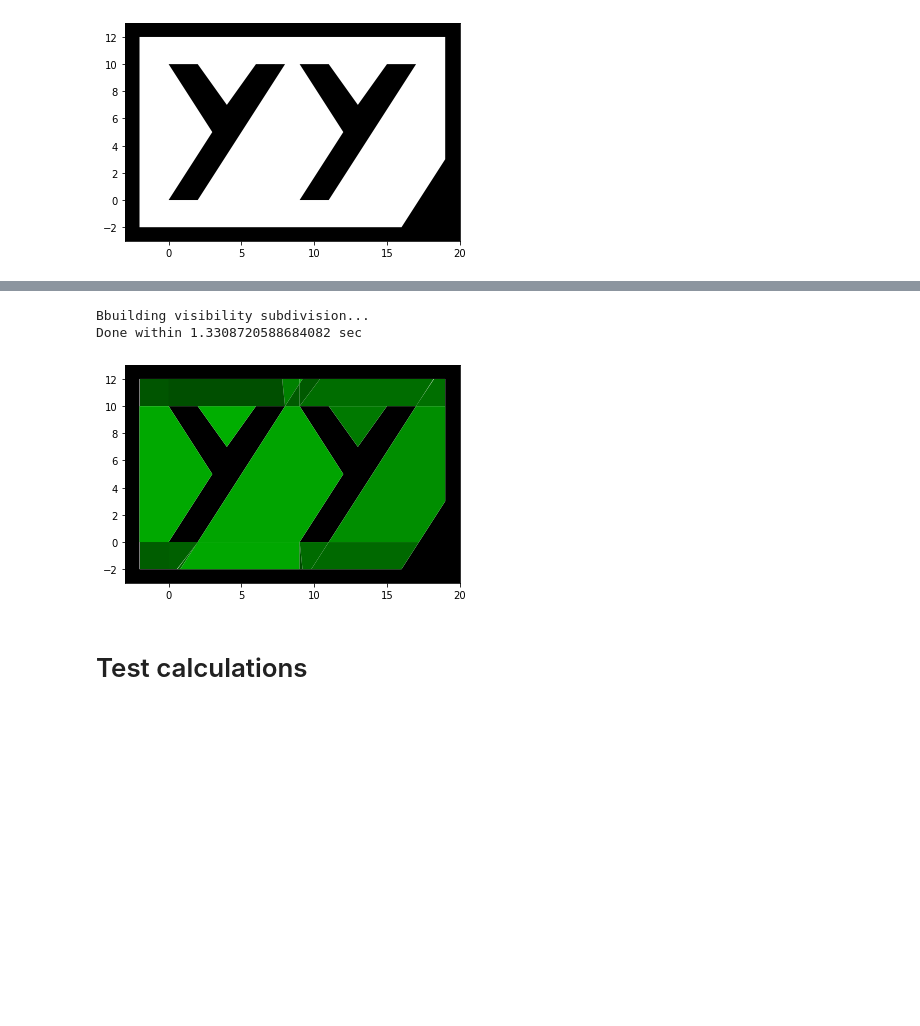
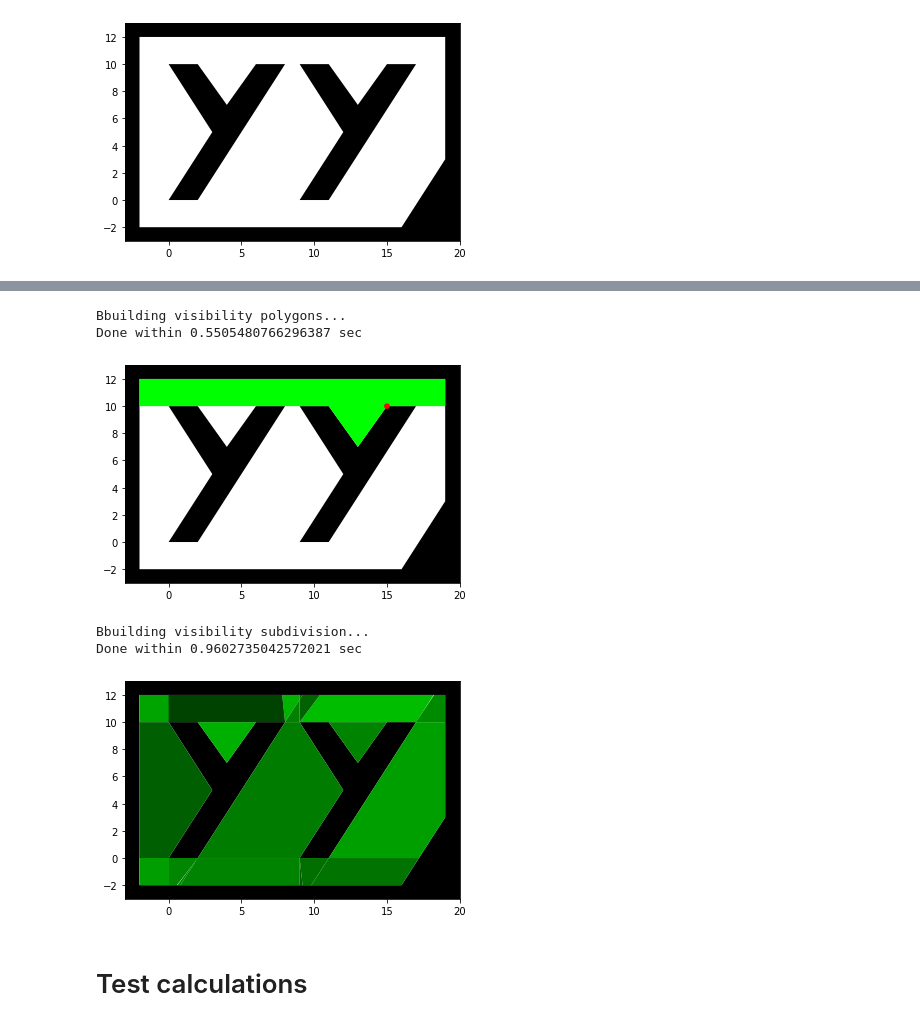
Before and after one commit to yonayaha/geometry, a Jupyter notebook: obstacle_metric_example.ipynb, the cells around one changed output, grey strips where cells are left out. Cells and saved outputs as stored; diff of their text form; code cells hidden in the pictures; blank space fills up the shorter version.

Commit message:
show visibility polygons

```diff
--- a/obstacle_metric_example.ipynb
+++ b/obstacle_metric_example.ipynb
@@ -124,10 +125,33 @@ Done within 0.1171269416809082 sec
 [figure]
+# %%
+# build visibility polygons
+
+print('Bbuilding visibility polygons...')
+t0 = time.time()
+point_visibility_polygons = om._calc_visibility_polygons()
+print(f'Done within {time.time() - t0} sec')
+
+point_visibility_polygons_iter = cycle(iter(point_visibility_polygons.items()))
+# %% [output]
+Bbuilding visibility polygons...
+Done within 0.5505480766296387 sec
+# %%
+# show visibility polygons
+
+point, visibility_polygons = next(point_visibility_polygons_iter)
+
+# preview
+plot_plain_surface()
+plot_polygon(visibility_polygons.exterior, '#00ff00')
+plot_point(point, '#ff0000')
+plt.show()
+# %% [output]
+[figure, added]
 # %%
 # build visibility subdivision
 
 print('Bbuilding visibility subdivision...')
 t0 = time.time()
-point_visibility_polygons = om._calc_visibility_polygons()
 om._build_visibility_subdivision(point_visibility_polygons, tol=0.01)
 print(f'Done within {time.time() - t0} sec')
 
@@ -139,8 +163,8 @@ for polygon in om.polygon_visibility_points:
 plt.show()
 # %% [output]
 Bbuilding visibility subdivision...
-Done within 1.3308720588684082 sec
+Done within 0.9602735042572021 sec
-[figure, old version]
+[figure, new version]
 # %% [markdown]
 # Test calculations
 # %%
```
Also changed, not shown: parts of 4 cells of this notebook.
